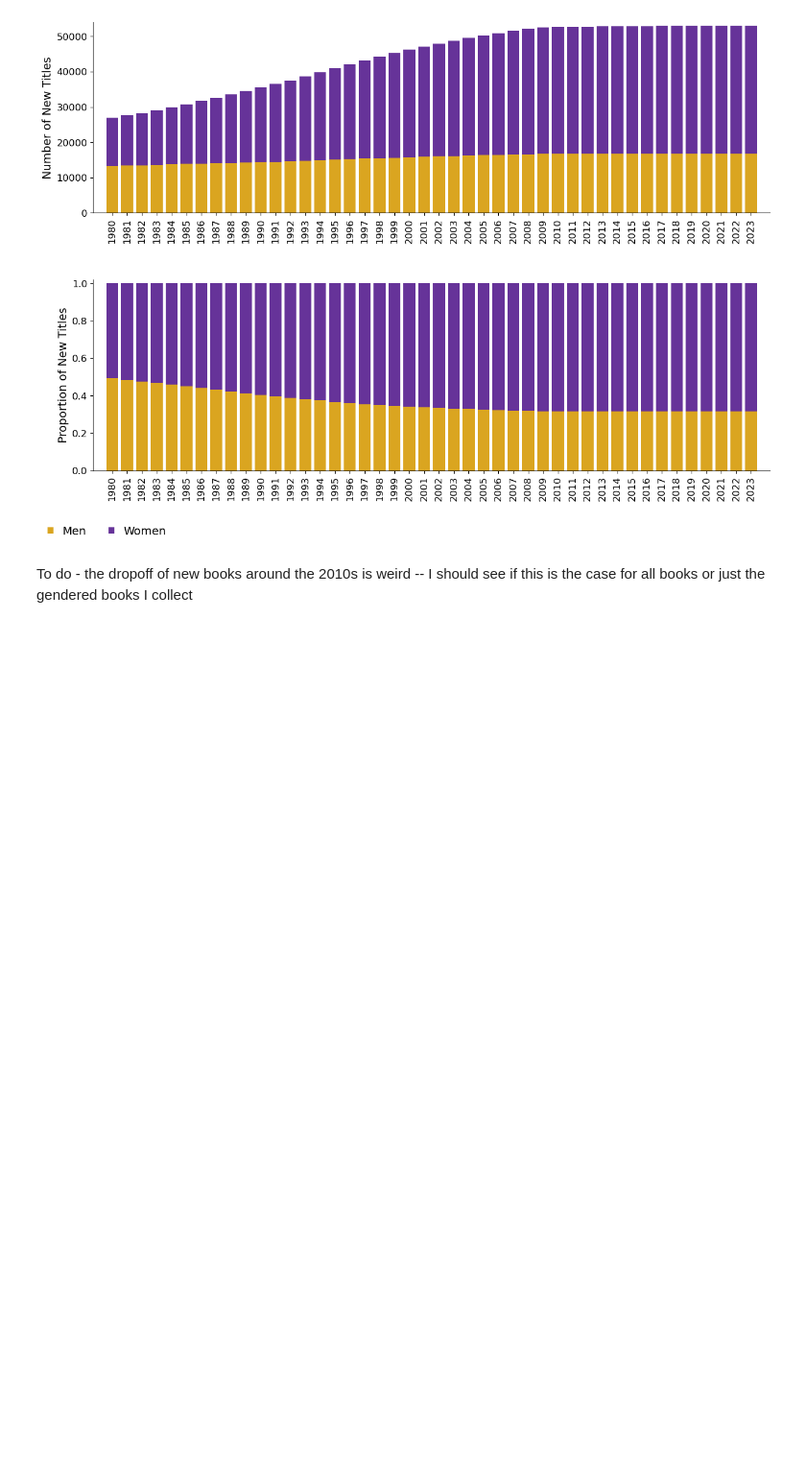
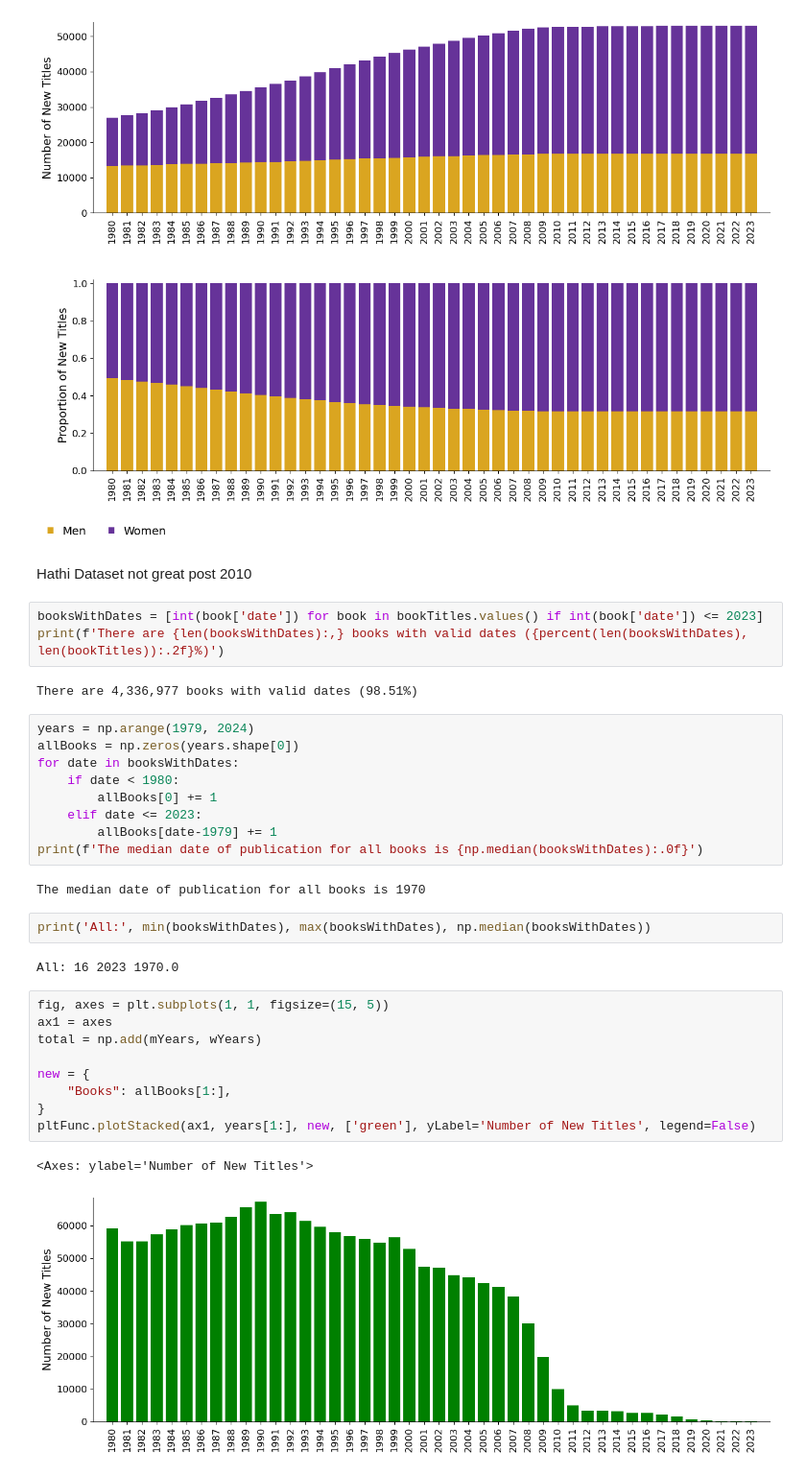
Before and after one commit to katie-warburton/Gender-in-the-LCSH, a Jupyter notebook: Books and Gender Bias.ipynb, the cells around one changed output. Shown at 96% size. Saved outputs shown, nothing was run; the diff lists cells and outputs as text; blank space fills up the shorter version.

Commit message:
update book analysis

```diff
--- a/Books and Gender Bias.ipynb
+++ b/Books and Gender Bias.ipynb
@@ -264,5 +264,37 @@ pltFunc.plotStacked(ax2, years[1:], propNew, ['goldenrod', 'rebeccapurple'], yLa
 # %% [output]
 <Axes: ylabel='Proportion of New Titles'>
 [figure]
-# %% [markdown]
-To do - the dropoff of new books around the 2010s is weird -- I should see if this is the case for all books or just the gendered books I collect
+# %% [markdown]
+Hathi Dataset not great post 2010
+# %%
+booksWithDates = [int(book['date']) for book in bookTitles.values() if int(book['date']) <= 2023]
+print(f'There are {len(booksWithDates):,} books with valid dates ({percent(len(booksWithDates), len(bookTitles)):.2f}%)')
+# %% [output]
+There are 4,336,977 books with valid dates (98.51%)
+# %%
+years = np.arange(1979, 2024)
+allBooks = np.zeros(years.shape[0])
+for date in booksWithDates:
+    if date < 1980:
+        allBooks[0] += 1
+    elif date <= 2023:
+        allBooks[date-1979] += 1
+print(f'The median date of publication for all books is {np.median(booksWithDates):.0f}')
+# %% [output]
+The median date of publication for all books is 1970
+# %%
+print('All:', min(booksWithDates), max(booksWithDates), np.median(booksWithDates))
+# %% [output]
+All: 16 2023 1970.0
+# %%
+fig, axes = plt.subplots(1, 1, figsize=(15, 5))
+ax1 = axes
+total = np.add(mYears, wYears)
+
+new = {
+    "Books": allBooks[1:],
+}
+pltFunc.plotStacked(ax1, years[1:], new, ['green'], yLabel='Number of New Titles', legend=False)
+# %% [output]
+<Axes: ylabel='Number of New Titles'>
+[figure, added]
```
Also changed, not shown: 1 other file.
